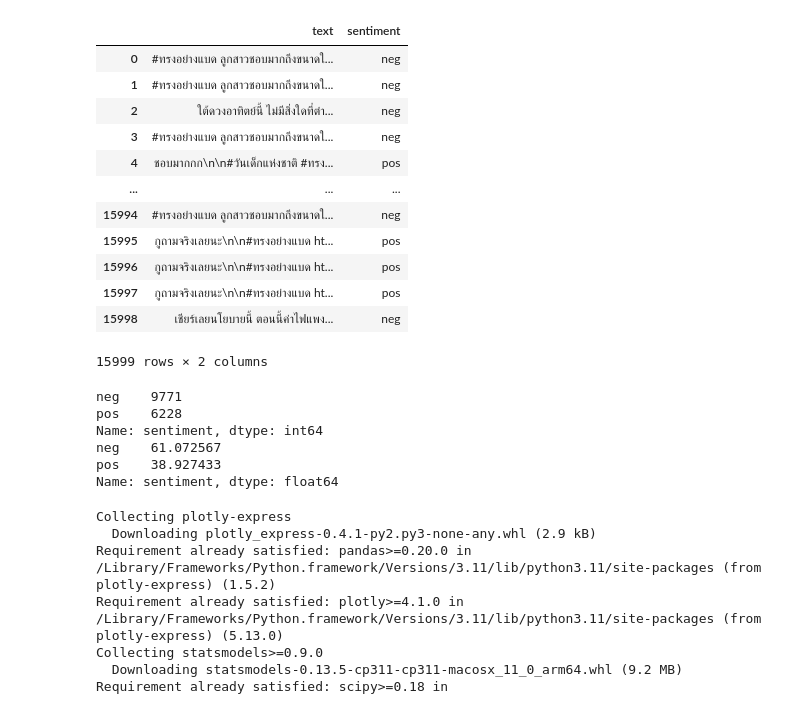
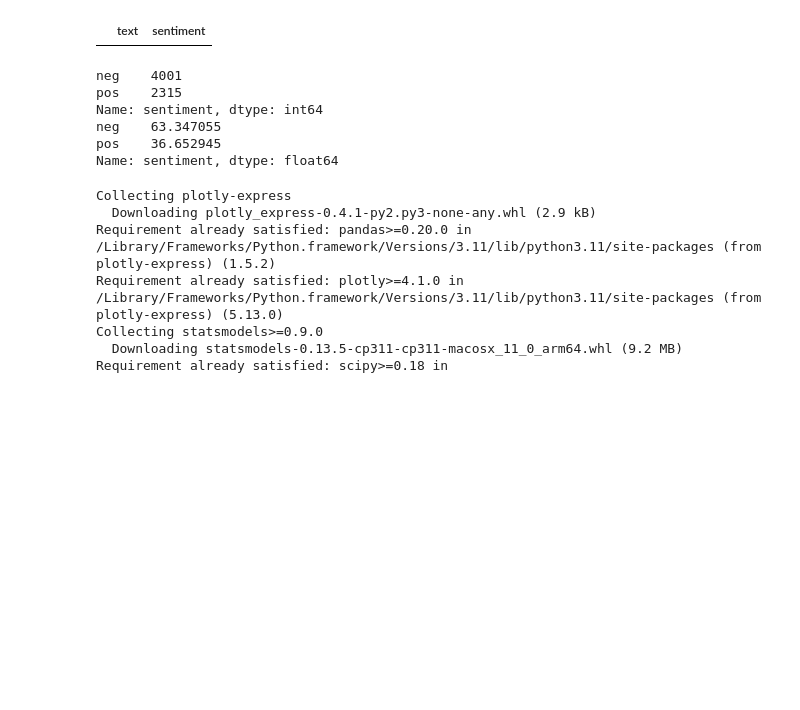
Before and after one commit to sirasit-kmutnb/Software-Development-II, a Jupyter notebook: TwitterKeeper/testMethod.ipynb, the cells around one changed output. Saved outputs shown, nothing was run; the diff lists cells and outputs as text; code cells hidden in the pictures; blank space fills up the shorter version.

```diff
--- a/TwitterKeeper/testMethod.ipynb
+++ b/TwitterKeeper/testMethod.ipynb
@@ -195,44 +195,32 @@ class main(PullTweetsData):
         self.find_top_word = FindTopWord()
         self.sentiment_analyze = SentimentAnalyze()
 
-    def load_sample_tweets(self,keyword):
-        self.connectToDB("twitter","tweets")
-        return self.find_tweets("keyword",keyword,"return")
+    def load_sample_tweets(self,author="",keyword="",hashtag="",location="",text="",fromTime="",toTime=""):
+        self.connectToDB("twitter_keeper","tweets")
+        return self.find_multi(author,keyword,hashtag,location,text,fromTime,toTime)
 
-    def tweets_find_top_word(self,keyword):
-        tweets_list = self.prepared_Text(self.load_sample_tweets(keyword))
+    def tweets_find_top_word(self,author="",keyword="",hashtag="",location="",text="",fromTime="",toTime=""):
+        tweets_list = self.prepared_Text(self.load_sample_tweets(author,keyword,hashtag,location,text,fromTime,toTime))
         return self.find_top_word.MostWordFinder(tweets_list)
 
-    def tweets_sentiment_analyzer(self,keyword):
+    def tweets_sentiment_analyzer(self,author="",keyword="",hashtag="",location="",text="",fromTime="",toTime=""):
         self.sentiment_analyze.training_model()
         acc = self.sentiment_analyze.evaluating_model()
-        tweets_list = self.load_sample_tweets(keyword)
+        tweets_list = self.load_sample_tweets(author,keyword,hashtag,location,text,fromTime,toTime)
         df = pd.DataFrame({'text':[],'sentiment':[]})
         for tweet in tqdm(tweets_list):
-            sentiment = self.sentiment_analyze.sentiment_analyzer(tweet)
-            df = pd.concat([df,pd.DataFrame(pd.Series([tweet,sentiment], index=df.columns)).T],ignore_index=True)
+            sentiment = self.sentiment_analyze.sentiment_analyzer(tweet['text'])
+            df = pd.concat([df,pd.DataFrame(pd.Series([tweet['text'],sentiment], index=df.columns)).T],ignore_index=True)
         return df
 
 TweetsCounter = main()
 # %%
 from IPython.display import display,HTML
 
-df = TweetsCounter.tweets_sentiment_analyzer("#ทรงอย่างแบด")
+df = TweetsCounter.tweets_sentiment_analyzer(keyword="#Onet66",fromTime="2023.2.12.00.00.00",toTime="2024.2.13.11.00.00")
 df
 # %% [output]
 |  | text | sentiment |
-| 0 | #ทรงอย่างแบด ลูกสาวชอบมากถึงขนาดใ... | neg |
-| 1 | #ทรงอย่างแบด ลูกสาวชอบมากถึงขนาดใ... | neg |
-| 2 | ใต้ดวงอาทิตย์นี้ ไม่มีสิ่งใดที่ตำ... | neg |
-| 3 | #ทรงอย่างแบด ลูกสาวชอบมากถึงขนาดใ... | neg |
-| 4 | ชอบมากกก\n\n#วันเด็กแห่งชาติ #ทรง... | pos |
-| ... | ... | ... |
-| 15994 | #ทรงอย่างแบด ลูกสาวชอบมากถึงขนาดใ... | neg |
-| 15995 | กูถามจริงเลยนะ\n\n#ทรงอย่างแบด ht... | pos |
-| 15996 | กูถามจริงเลยนะ\n\n#ทรงอย่างแบด ht... | pos |
-| 15997 | กูถามจริงเลยนะ\n\n#ทรงอย่างแบด ht... | pos |
-| 15998 | เชียร์เลยนโยบายนี้ ตอนนี้ค่าไฟแพง... | neg |
-15999 rows × 2 columns
 # %%
 import pandas as pd
 import plotly.express as px
@@ -251,11 +239,11 @@ fig = px.pie(sentiment_percentages, values=sentiment_percentages.values,
 # Show the chart
 fig.show()
 # %% [output]
-neg    9771
-pos    6228
+neg    4001
+pos    2315
 Name: sentiment, dtype: int64
-neg    61.072567
-pos    38.927433
+neg    63.347055
+pos    36.652945
 Name: sentiment, dtype: float64
 # %%
 pip install plotly-express
```
Also changed, not shown: 2 other files.
